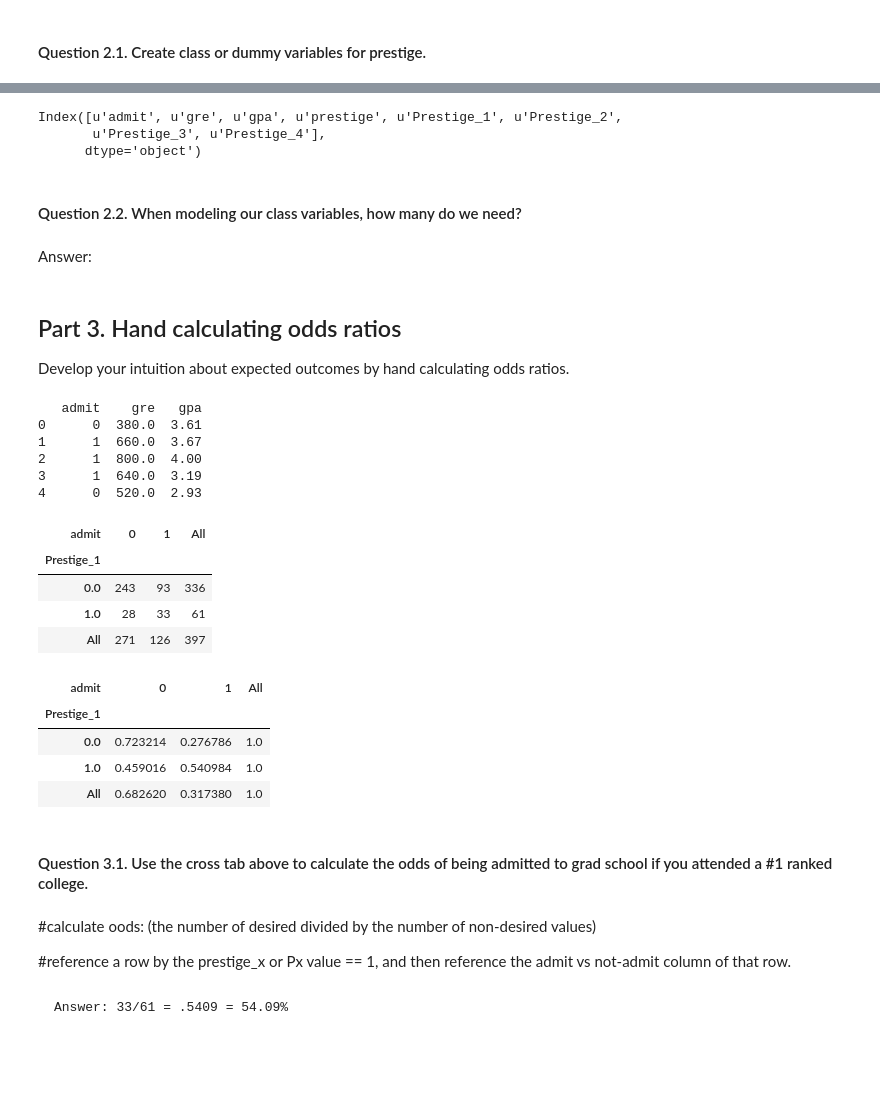
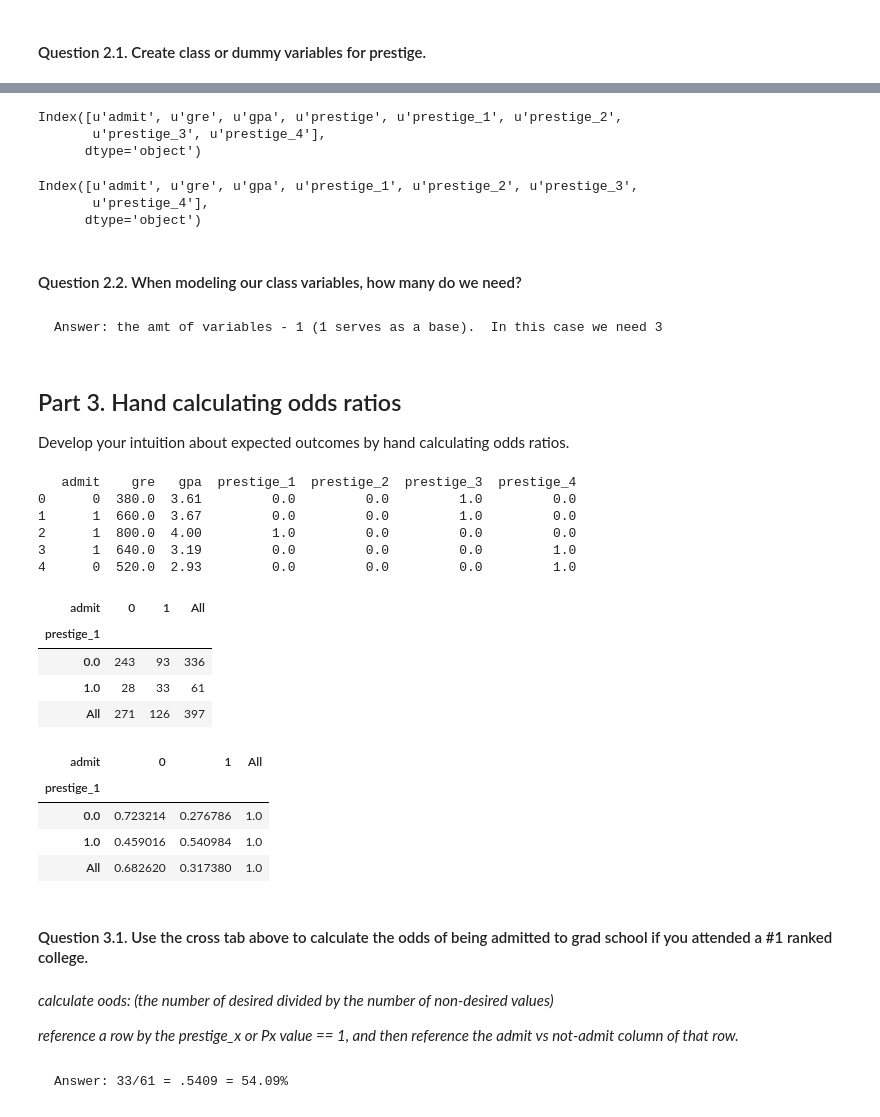
Before and after one commit to MirandaRemmer/DS-SF-23, a Jupyter notebook: unit-projects/3/starter-code/unit-project-3-Remmer.ipynb, the cells around one changed output, grey strips where cells are left out. Drawn from its saved outputs; the diff is of its cells as text; code cells hidden in the pictures; blank space fills up the shorter version.

```diff
--- a/unit-projects/3/starter-code/unit-project-3-Remmer.ipynb
+++ b/unit-projects/3/starter-code/unit-project-3-Remmer.ipynb
@@ -57,5 +64,4 @@ nan 0
 # %% [markdown]
 #### Question 2.1. Create class or dummy variables for prestige.
 # %%
-prestige_df = pd.get_dummies(df.prestige, prefix = 'Prestige')
-prestige_df
+dummy_ranks = pd.get_dummies(df.prestige, prefix = 'prestige')
@@ -76,5 +68,6 @@ prestige_df
 # %%
-prestige_df.rename(columns={'Prestige_1.0': 'Prestige_1',
-                        'Prestige_2.0': 'Prestige_2',
-                        'Prestige_3.0': 'Prestige_3',
-                        'Prestige_4.0': 'Prestige_4'}, inplace = True)
+dummy_ranks.rename(columns={'prestige_1.0': 'prestige_1',
+                        'prestige_2.0': 'prestige_2',
+                        'prestige_3.0': 'prestige_3',
+                        'prestige_4.0': 'prestige_4'}, inplace = True)
+dummy_ranks
@@ -81,38 +88,46 @@ prestige_df.rename(columns={'Prestige_1.0': 'Prestige_1',
 # %%
-df = df.join([prestige_df])
+df = df.join([dummy_ranks])
+# %%
+df.columns
+# %% [output]
+Index([u'admit', u'gre', u'gpa', u'prestige', u'prestige_1', u'prestige_2',
+       u'prestige_3', u'prestige_4'],
+      dtype='object')
+# %%
+df.drop('prestige', axis = 1, inplace = True)
 # %%
 df.columns
 # %% [output]
-Index([u'admit', u'gre', u'gpa', u'prestige', u'Prestige_1', u'Prestige_2',
-       u'Prestige_3', u'Prestige_4'],
+Index([u'admit', u'gre', u'gpa', u'prestige_1', u'prestige_2', u'prestige_3',
+       u'prestige_4'],
       dtype='object')
 # %% [markdown]
 #### Question 2.2. When modeling our class variables, how many do we need?
-# %% [markdown]
-Answer:
+# %% [markdown]
+    Answer: the amt of variables - 1 (1 serves as a base).  In this case we need 3
 # %% [markdown]
 ## Part 3. Hand calculating odds ratios
 
 Develop your intuition about expected outcomes by hand calculating odds ratios.
 # %%
 cols_to_keep = ['admit', 'gre', 'gpa']
-handCalc = df[cols_to_keep].join(prestige_df.ix[:, 'prestige_1':])
+handCalc = df[cols_to_keep].join(dummy_ranks.ix[:, 'prestige_1':])
 print handCalc.head()
 # %% [output]
-   admit    gre   gpa
-0      0  380.0  3.61
-1      1  660.0  3.67
-2      1  800.0  4.00
-3      1  640.0  3.19
-4      0  520.0  2.93
+   admit    gre   gpa  prestige_1  prestige_2  prestige_3  prestige_4
+0      0  380.0  3.61         0.0         0.0         1.0         0.0
+1      1  660.0  3.67         0.0         0.0         1.0         0.0
+2      1  800.0  4.00         1.0         0.0         0.0         0.0
+3      1  640.0  3.19         0.0         0.0         0.0         1.0
+4      0  520.0  2.93         0.0         0.0         0.0         1.0
 # %%
-pd.crosstab(df.Prestige_1, df.admit, margins=True)
+pd.crosstab(df.prestige_1, df.admit, margins=True)
 
 # crosstab prestige 1 admission
 # frequency table cutting prestige and whether or not someone was admitted
 # %% [output]
 | admit | 0 | 1 | All |
-| Prestige_1 |  |  |  |
+| prestige_1 |  |  |  |
 | 0.0 | 243 | 93 | 336 |
 | 1.0 | 28 | 33 | 61 |
 | All | 271 | 126 | 397 |
@@ -120,19 +135,19 @@ pd.crosstab(df.Prestige_1, df.admit, margins=True)
 def percConvert(ser):
   return ser/float(ser[-1])
 
-pd.crosstab(df.Prestige_1, df.admit, margins=True).apply(percConvert, axis=1)
+pd.crosstab(df.prestige_1, df.admit, margins=True).apply(percConvert, axis=1)
 # %% [output]
 | admit | 0 | 1 | All |
-| Prestige_1 |  |  |  |
+| prestige_1 |  |  |  |
 | 0.0 | 0.723214 | 0.276786 | 1.0 |
 | 1.0 | 0.459016 | 0.540984 | 1.0 |
 | All | 0.682620 | 0.317380 | 1.0 |
 # %% [markdown]
 #### Question 3.1. Use the cross tab above to calculate the odds of being admitted to grad school if you attended a #1 ranked college.
 # %% [markdown]
-#calculate oods: (the number of desired divided by the number of non-desired values)
+*calculate oods: (the number of desired divided by the number of non-desired values)*
 
-#reference a row by the prestige_x or Px value == 1, and then reference the admit vs not-admit column of that row.
+*reference a row by the prestige_x or Px value == 1, and then reference the admit vs not-admit column of that row.*
 # %% [markdown]
     Answer: 33/61 = .5409 = 54.09%
 # %% [markdown]
```
Also changed, not shown: parts of 23 cells of this notebook, 1 other file.
